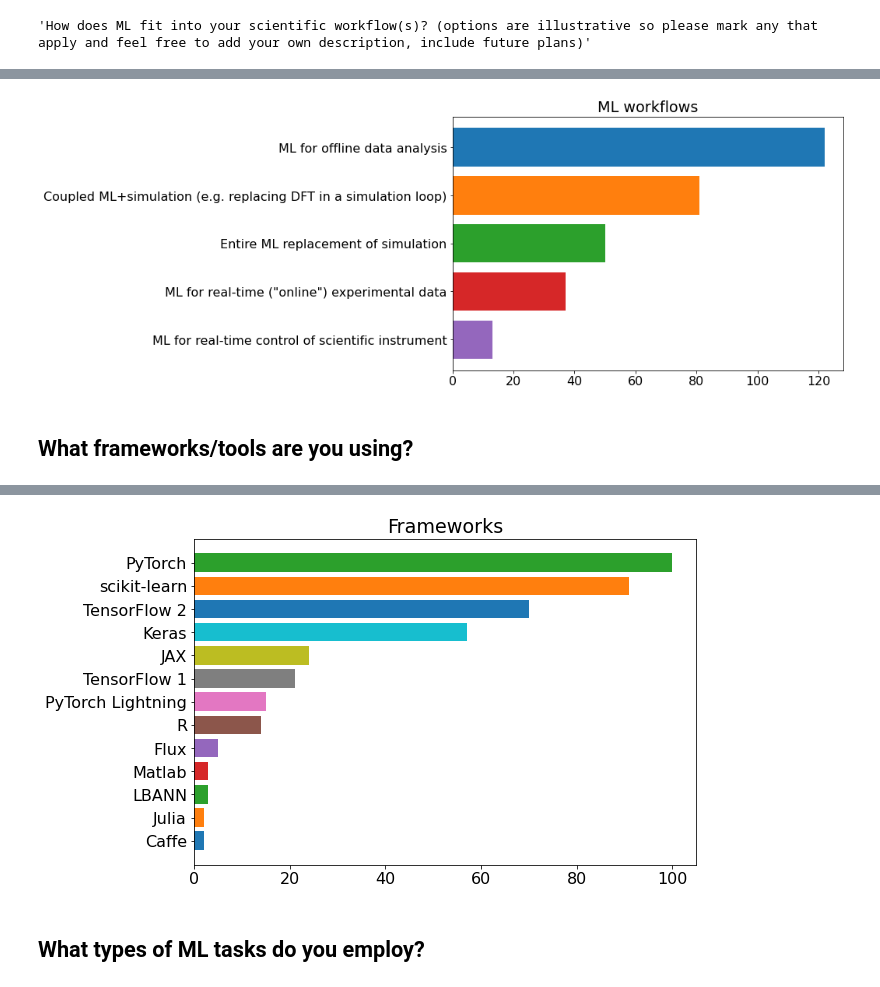
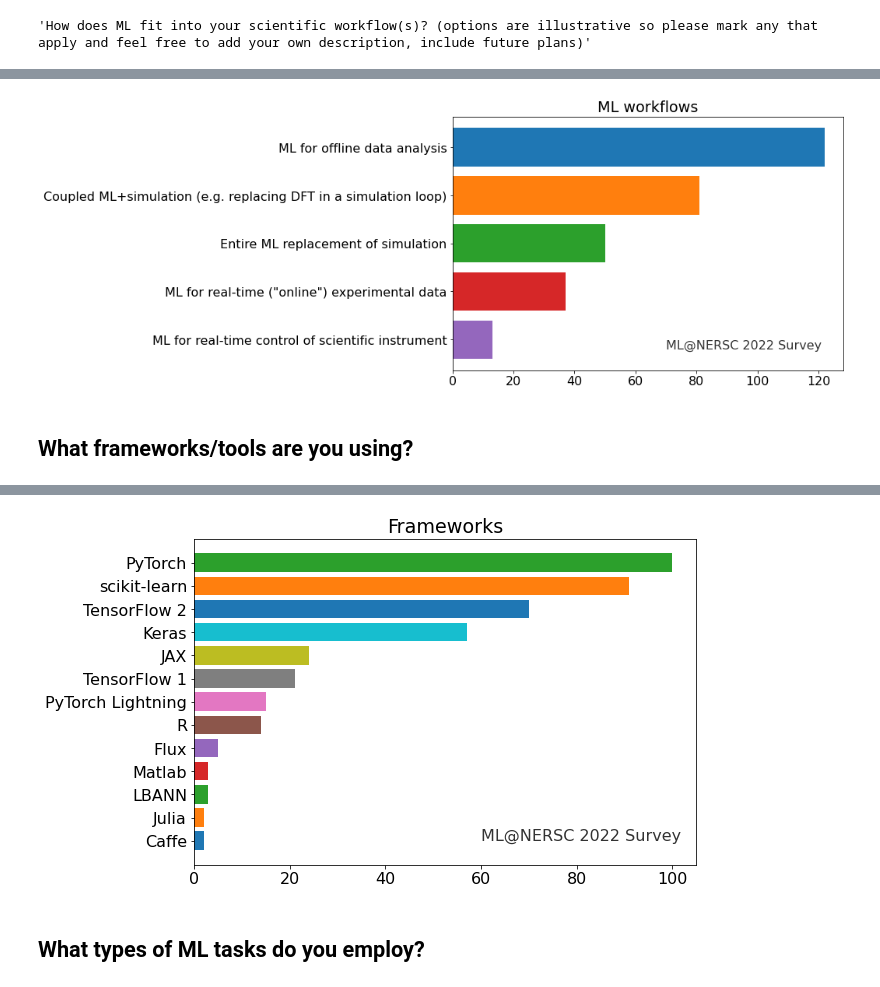
Before and after one commit to sparticlesteve/nersc-ml-survey, a Jupyter notebook: survey_analysis.ipynb, the cells around one changed output, grey strips where cells are left out. Cells and saved outputs as stored; diff of their text form; code cells hidden in the pictures.

```diff
--- a/survey_analysis.ipynb
+++ b/survey_analysis.ipynb
@@ -143,9 +146,10 @@ workflow_counts = workflow_counts[workflow_counts > 1]
 fig, ax = plt.subplots()
 
 ax.barh(workflow_counts.index, workflow_counts, color=colors[:len(workflow_counts)][::-1])
-ax.set_title('ML workflows');
+ax.set_title('ML workflows')
+ax.text(70, -0.2, 'ML@NERSC 2022 Survey', alpha=0.8);
 # %% [output]
-[figure, old version]
+[figure, new version]
 # %% [markdown]
 ## What frameworks/tools are you using?
 # %%
@@ -181,14 +185,15 @@ Name: What frameworks/tools are you using?, dtype: int64
 # %%
 # Filter out rare responses
 framework_counts = framework_counts[framework_counts > 1]
 
 # Make the plot
 fig, ax = plt.subplots()
 
 ax.barh(framework_counts.index, framework_counts, color=colors)
-ax.set_title('Frameworks');
+ax.set_title('Frameworks')
+ax.text(60, 0, 'ML@NERSC 2022 Survey', alpha=0.8);
 # %% [output]
-[figure, old version]
+[figure, new version]
 # %% [markdown]
 ## What types of ML tasks do you employ?
 # %%
```
Also changed, not shown: parts of 7 cells of this notebook.
